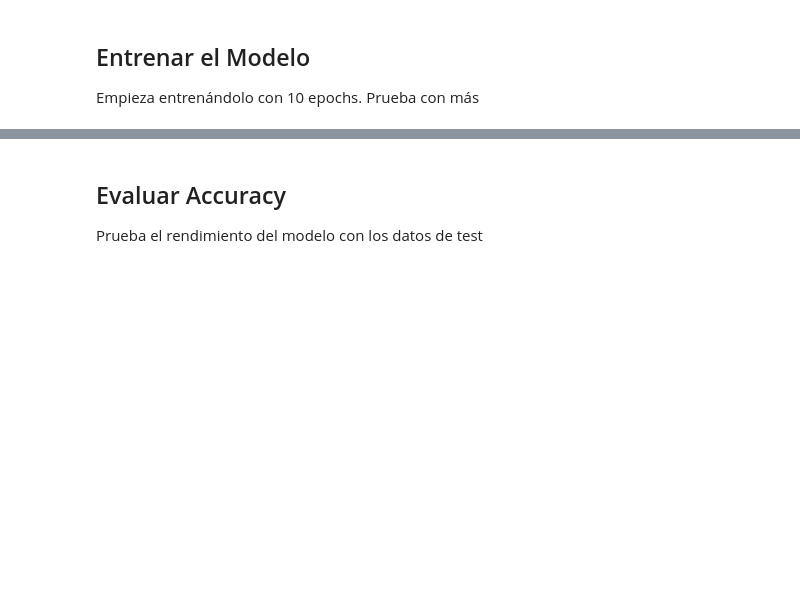
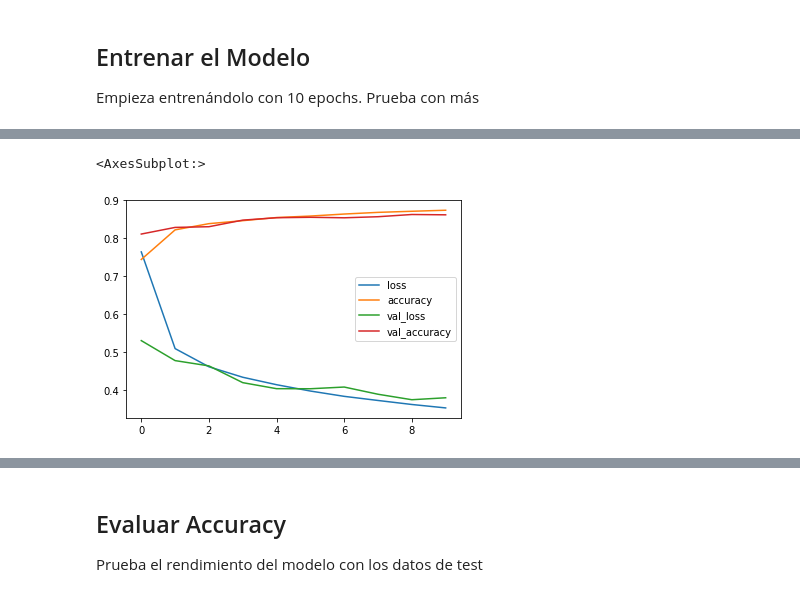
Before and after one commit to MNievas12/2304_dsft_thebridge, a Jupyter notebook: 3-Machine_Learning/4-Deep_Learning/1-Intro Deep Learning/ejercicios/Deep Learning classification.ipynb, the cells around one changed output, grey strips where cells are left out. Cells and saved outputs as stored; diff of their text form; code cells hidden in the pictures; blank space fills up the shorter version.

```diff
--- a/3-Machine_Learning/4-Deep_Learning/1-Intro Deep Learning/ejercicios/Deep Learning classification.ipynb
+++ b/3-Machine_Learning/4-Deep_Learning/1-Intro Deep Learning/ejercicios/Deep Learning classification.ipynb
@@ -94,6 +201,13 @@ Construir la red neuronal requiere configurar las capas del modelo y luego compi
 # %% [markdown]
 ### Configurar las Capas
 Construye todas las capas del modelo.
+# %%
+model = keras.Sequential([
+    keras.layers.Flatten(input_shape=(28,28)),
+    keras.layers.Dense(128, activation='relu'),
+    keras.layers.Dense(64, activation='relu'),
+    keras.layers.Dense(10, activation='softmax'),
+])
 # %% [markdown]
 ### Compila el modelo
 
@@ -105,3 +219,7 @@ Antes de que el modelo este listo para entrenar , se necesitan algunas configura
 
 
 Como es un problema de clasificación multiclase, tendrás que usar `sparse_categorical_crossentropy` como función de coste. En cuanto a las métricas, usa simplemente `accuracy`.
+# %%
+model.compile(optimizer = 'sgd',
+              loss = 'sparse_categorical_crossentropy',
+              metrics = ['accuracy'])
@@ -110,0 +265,2 @@ Empieza entrenándolo con 10 epochs. Prueba con más
+# %%
+history = model.fit(X_train, y_train, epochs=10, validation_split=0.1)
@@ -110,0 +288,5 @@ Empieza entrenándolo con 10 epochs. Prueba con más
+# %%
+pd.DataFrame(history.history).plot()
+# %% [output]
+<AxesSubplot:>
+[figure, added]
```
Also changed, not shown: parts of 50 cells of this notebook, 5 other files.
